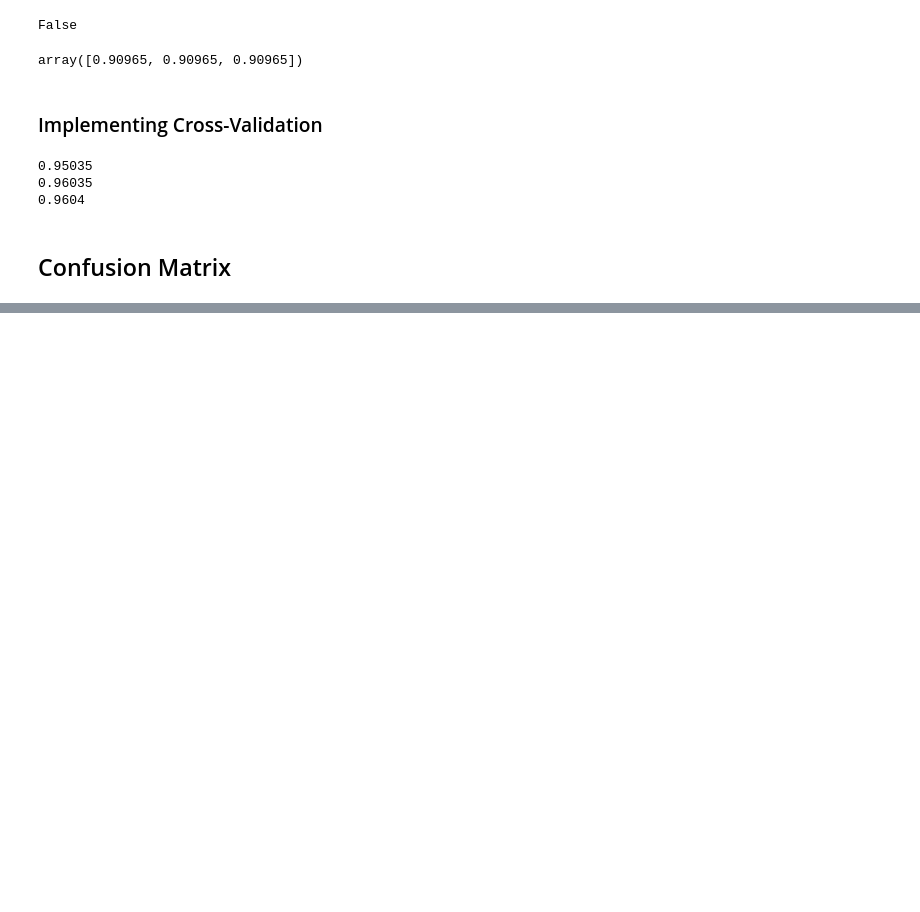
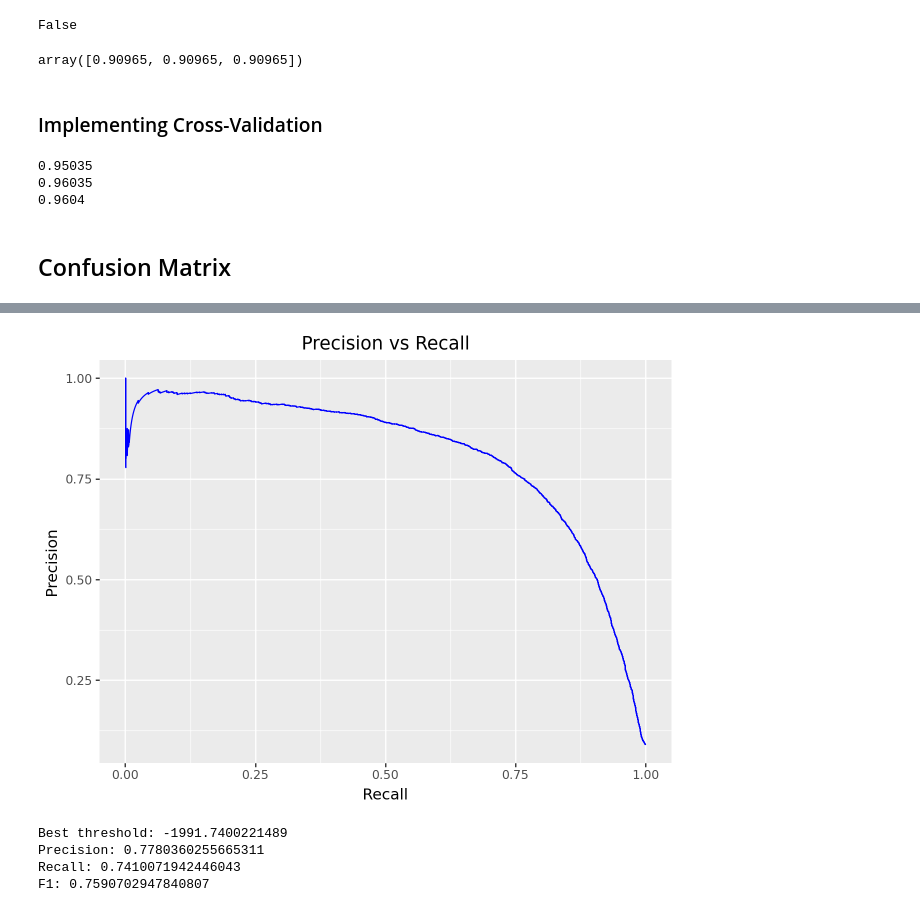
Before and after one commit to Sechi42/homl-study, a Jupyter notebook: 03_classification/03_classification.ipynb, the cells around one changed output, grey strips where cells are left out. Saved outputs shown, nothing was run; the diff lists cells and outputs as text; code cells hidden in the pictures; blank space fills up the shorter version.

```diff
--- a/03_classification/03_classification.ipynb
+++ b/03_classification/03_classification.ipynb
@@ -137,0 +267,41 @@ for train_index, test_index in skfolds.split(X_train, y_train_5):
+# %%
+# Otro grafico con la ys de presicion y recall, pero con el eje x como recall
+(
+    ggplot(
+        data=pd.DataFrame({
+            'thresholds': thresholds,
+            'precisions': precisions[:-1],
+            'recalls': recalls[:-1]
+        })
+    )
+    + geom_line(aes(x='recalls', y='precisions'), color='blue')
+    + labs(
+        x='Recall',
+        y='Precision',
+        title='Precision vs Recall'
+    )
+)
+# %% [output]
+[figure, added]
+# %%
+import numpy as np
+from sklearn.metrics import precision_recall_curve
+
+#precisions, recalls, thresholds = precision_recall_curve(y_val, y_scores)
+
+f1_scores = 2 * precisions[:-1] * recalls[:-1] / (precisions[:-1] + recalls[:-1] + 1e-12)
+best_index = np.argmax(f1_scores)
+
+best_threshold = thresholds[best_index]
+best_precision = precisions[best_index]
+best_recall = recalls[best_index]
+
+print("Best threshold:", best_threshold)
+print("Precision:", best_precision)
+print("Recall:", best_recall)
+print("F1:", f1_scores[best_index])
+# %% [output]
+Best threshold: -1991.7400221489
+Precision: 0.7780360255665311
+Recall: 0.7410071942446043
+F1: 0.7590702947840807
```
Also changed, not shown: parts of 17 cells of this notebook.
